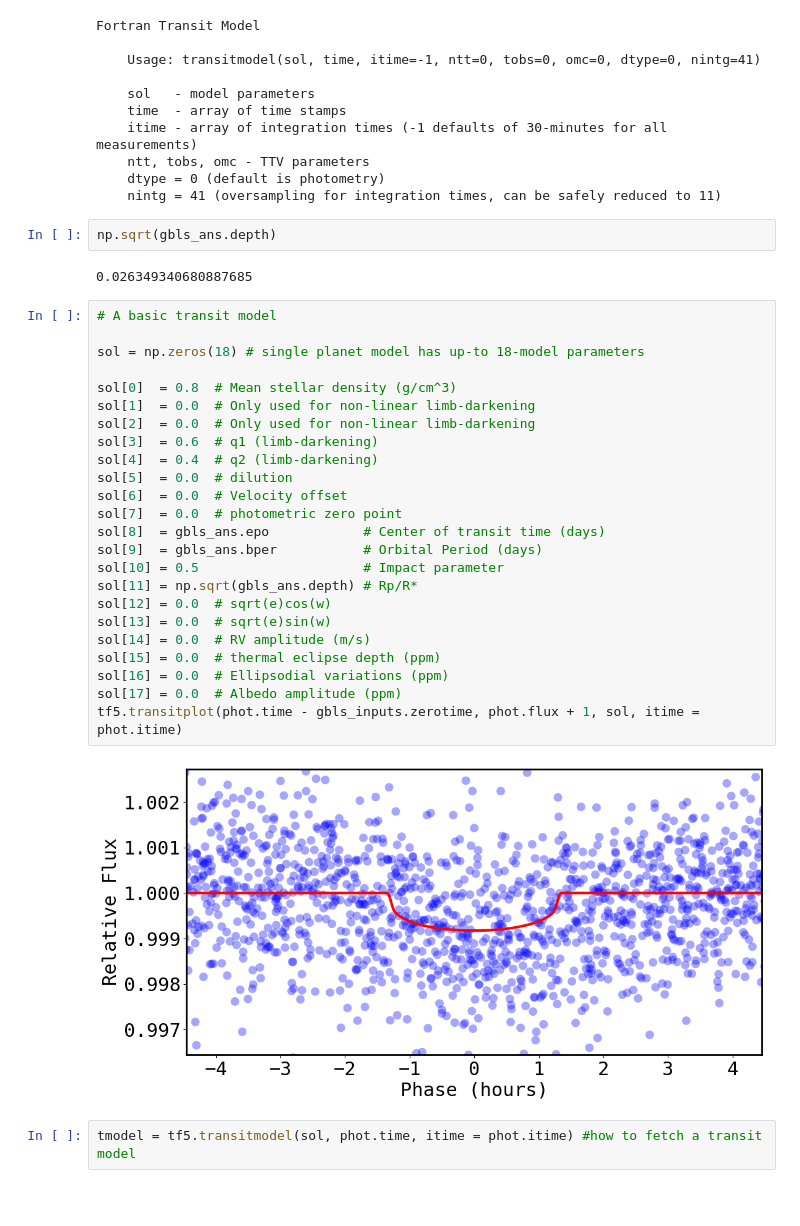
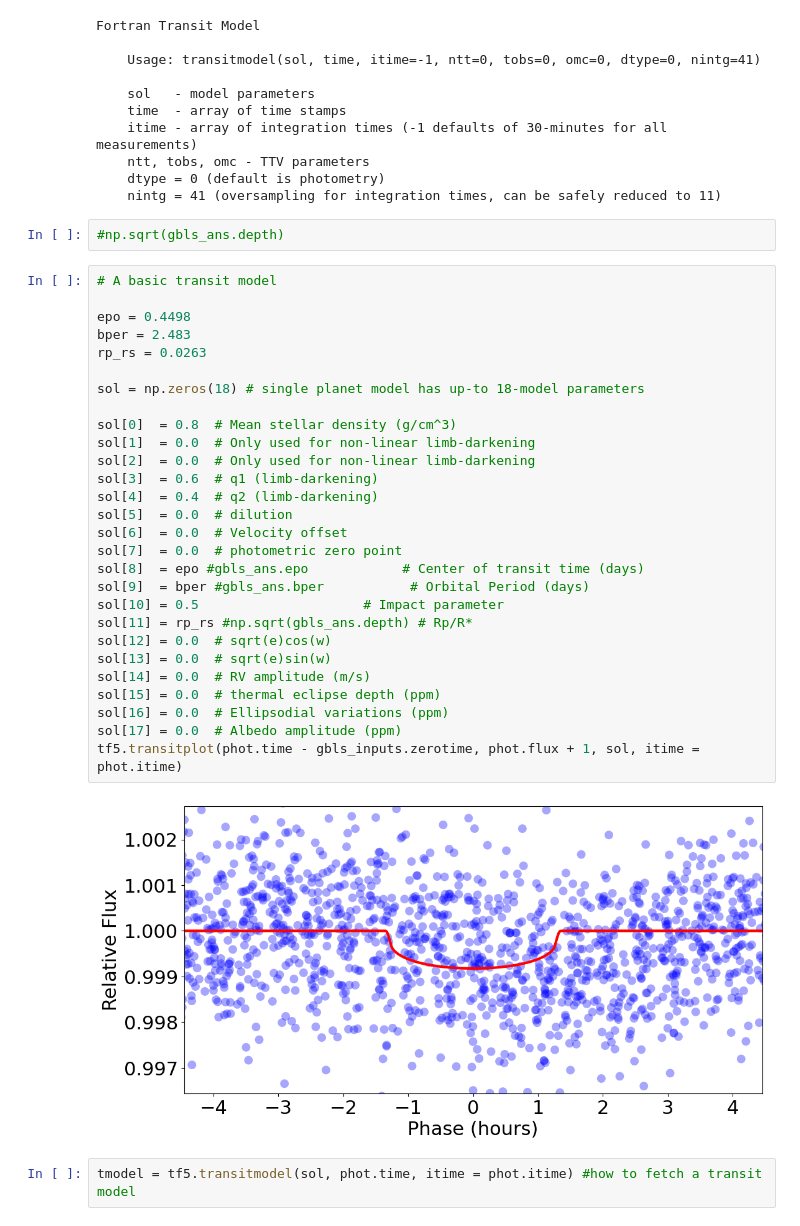
Before and after one commit to royalexis/bls_cuda, a Jupyter notebook: bls_cpu.ipynb, the cells around one changed output. Cells and saved outputs as stored; diff of their text form; blank space fills up the shorter version.

```diff
--- a/bls_cpu.ipynb
+++ b/bls_cpu.ipynb
@@ -85,35 +81,37 @@ Fortran Transit Model
     dtype = 0 (default is photometry)
     nintg = 41 (oversampling for integration times, can be safely reduced to 11)
 # %%
-np.sqrt(gbls_ans.depth)
+#np.sqrt(gbls_ans.depth)
-# %% [output]
-0.026349340680887685
 # %%
 # A basic transit model
+
+epo = 0.4498
+bper = 2.483
+rp_rs = 0.0263
 
 sol = np.zeros(18) # single planet model has up-to 18-model parameters
 
 sol[0]  = 0.8  # Mean stellar density (g/cm^3)
 sol[1]  = 0.0  # Only used for non-linear limb-darkening
 sol[2]  = 0.0  # Only used for non-linear limb-darkening
 sol[3]  = 0.6  # q1 (limb-darkening)
 sol[4]  = 0.4  # q2 (limb-darkening)
 sol[5]  = 0.0  # dilution
 sol[6]  = 0.0  # Velocity offset
 sol[7]  = 0.0  # photometric zero point
-sol[8]  = gbls_ans.epo            # Center of transit time (days)
-sol[9]  = gbls_ans.bper           # Orbital Period (days)
+sol[8]  = epo #gbls_ans.epo            # Center of transit time (days)
+sol[9]  = bper #gbls_ans.bper           # Orbital Period (days)
 sol[10] = 0.5                     # Impact parameter
-sol[11] = np.sqrt(gbls_ans.depth) # Rp/R*
+sol[11] = rp_rs #np.sqrt(gbls_ans.depth) # Rp/R*
 sol[12] = 0.0  # sqrt(e)cos(w)
 sol[13] = 0.0  # sqrt(e)sin(w)
 sol[14] = 0.0  # RV amplitude (m/s)
 sol[15] = 0.0  # thermal eclipse depth (ppm)
 sol[16] = 0.0  # Ellipsodial variations (ppm)
 sol[17] = 0.0  # Albedo amplitude (ppm)
 tf5.transitplot(phot.time - gbls_inputs.zerotime, phot.flux + 1, sol, itime = phot.itime)
 # %% [output]
-[figure, old version]
+[figure, new version]
 # %%
 tmodel = tf5.transitmodel(sol, phot.time, itime = phot.itime) #how to fetch a transit model
 # %%
```
Also changed, not shown: parts of 4 cells of this notebook.
